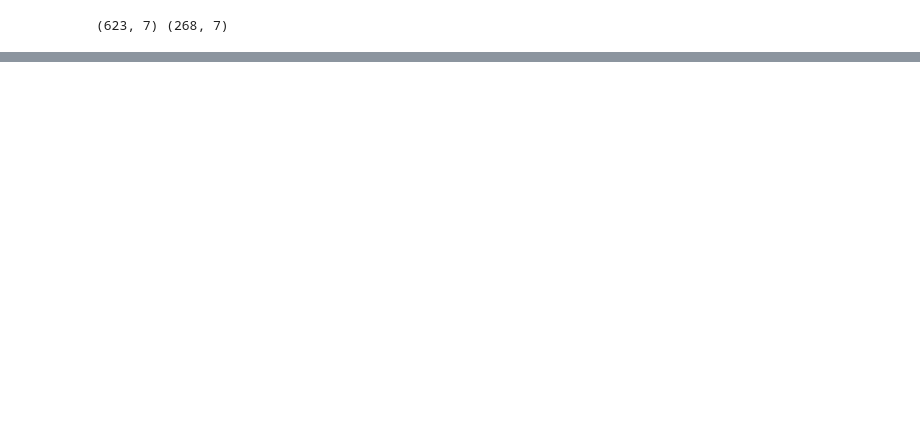
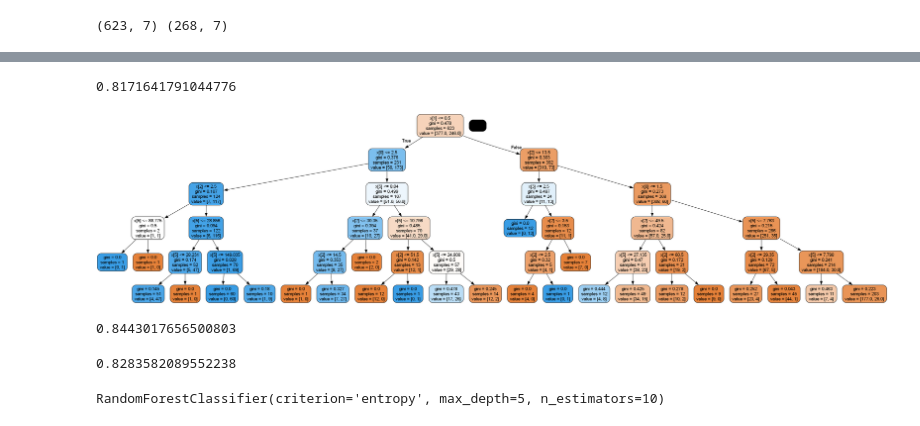
Before and after one commit to InsaneJSK/LearnInPublic, a Jupyter notebook: Python/cool-python-stuff/decision-trees/dt.ipynb, the cells around one changed output, grey strips where cells are left out. Drawn from its saved outputs; the diff is of its cells as text; code cells hidden in the pictures; blank space fills up the shorter version.

```diff
--- a/Python/cool-python-stuff/decision-trees/dt.ipynb
+++ b/Python/cool-python-stuff/decision-trees/dt.ipynb
@@ -266,0 +383,4 @@ AttributeError: 'NoneType' object has no attribute 'fkey'
+# %%
+sk_tree.score(test_data[input_cols],test_data[output_cols])
+# %% [output]
+0.8171641791044776
@@ -266,0 +393,8 @@ AttributeError: 'NoneType' object has no attribute 'fkey'
+# %%
+dot_data = StringIO()
+export_graphviz(sk_tree,out_file=dot_data,filled=True,rounded=True)
+# %%
+graph = pydotplus.graph_from_dot_data(dot_data.getvalue())
+Image(graph.create_png())
+# %% [output]
+[figure, added]
@@ -266,0 +406,10 @@ AttributeError: 'NoneType' object has no attribute 'fkey'
+# %%
+sk_tree = DecisionTreeClassifier(criterion='entropy',max_depth=5)
+sk_tree.fit(X_train,Y_train)
+sk_tree.score(X_train,Y_train)
+# %% [output]
+0.8443017656500803
+# %%
+sk_tree.score(X_test,Y_test)
+# %% [output]
+0.8283582089552238
@@ -266,0 +420,4 @@ AttributeError: 'NoneType' object has no attribute 'fkey'
+# %%
+rf.fit(X_train,Y_train)
+# %% [output]
+RandomForestClassifier(criterion='entropy', max_depth=5, n_estimators=10)
```
Also changed, not shown: parts of 35 cells of this notebook, 4 other files.
